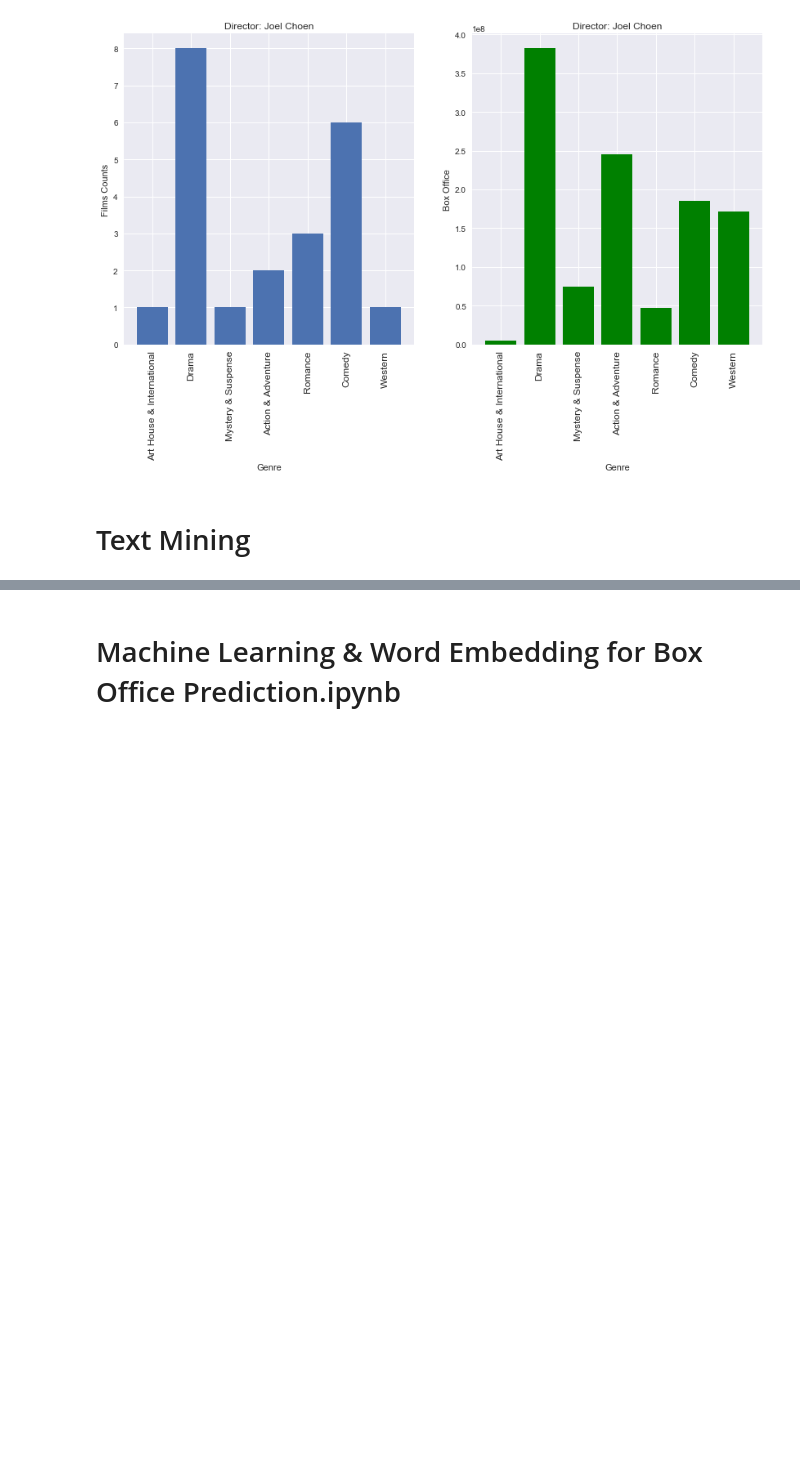
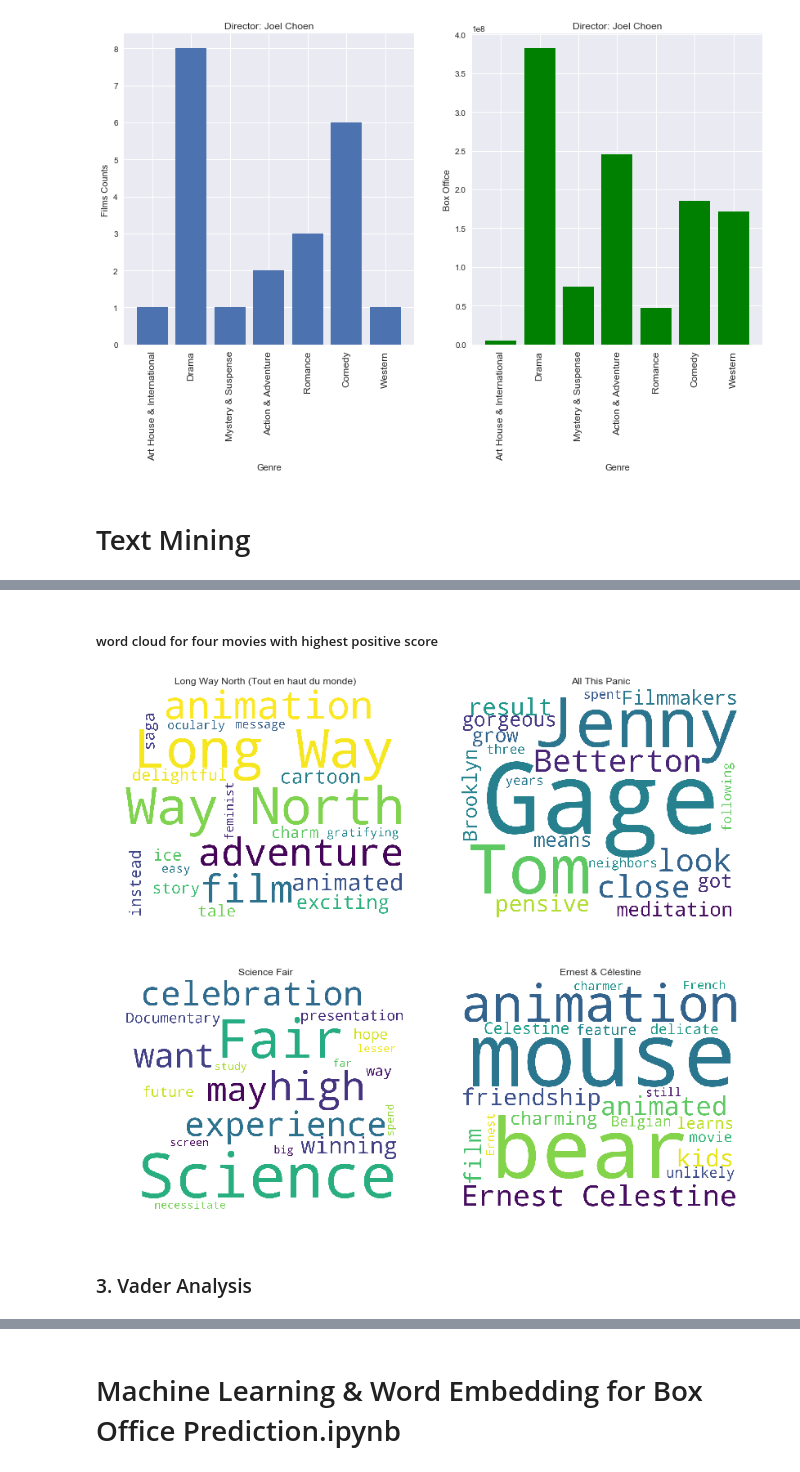
Before and after one commit to Joy-yuan/Rotten_Tomato_Project, a Jupyter notebook: Final_Project/Part II- Analysis+Visualization+Text_mining+Modelling.ipynb, the cells around one changed output, grey strips where cells are left out. Cells and saved outputs as stored; diff of their text form; code cells hidden in the pictures; blank space fills up the shorter version.

```diff
--- a/Final_Project/Part II- Analysis+Visualization+Text_mining+Modelling.ipynb
+++ b/Final_Project/Part II- Analysis+Visualization+Text_mining+Modelling.ipynb
@@ -239,0 +285,2 @@ plt.show()
+# %%
+data = pd.read_csv("all_reviews.csv",header=0)
@@ -239,0 +425,3 @@ plt.show()
+# %%
+df_pos_neg=pd.concat([data, df_sub], axis=1)
+df_pos_neg
@@ -239,0 +483,3 @@ plt.show()
+# %%
+df_comprehensive=pd.concat([df_pos_neg, df_comparative], axis=1)
+df_comprehensive
@@ -239,0 +507,9 @@ plt.show()
+# %%
+df_comprehensive["All_Pos"]=(df_comprehensive['Trust']+df_comprehensive['sub-Positive']+
+                             df_comprehensive['Joy']+ df_comprehensive['Anticipation']+
+                            df_comprehensive['Surprise'])
+df_comprehensive["All_Neg"]=(df_comprehensive['Fear']+df_comprehensive['sub-Negative']+
+                             df_comprehensive['Disgust']+ df_comprehensive['Sadness']+
+                            df_comprehensive['Anger'])
+df_comprehensive['Net']=df_comprehensive["All_Pos"]-df_comprehensive["All_Neg"]
+df_comprehensive.sort_values(by="Net",ascending=False)[['Movie_Name','Net']]
@@ -239,0 +535,36 @@ plt.show()
+# %% [markdown]
+##### word cloud for four movies with highest positive score
+# %%
+%matplotlib inline
+DELETE_WORDS = []
+def remove_words(text_string,DELETE_WORDS=DELETE_WORDS):
+    for word in DELETE_WORDS:
+        text_string = text_string.replace(word,' ')
+    return text_string
+
+MIN_LENGTH = 0
+def remove_short_words(text_string,min_length = MIN_LENGTH):
+    word_list = text_string.split()
+    for word in word_list:
+        if len(word) < min_length:
+            text_string = text_string.replace(' '+word+' ',' ',1)
+    return text_string
+
+
+COL_NUM = 2
+ROW_NUM = 2
+fig, axes = plt.subplots(ROW_NUM, COL_NUM, figsize=(12,12))
+dic={'0':268, '1':396, '2': 449,'3': 36}
+for i in dic.keys():
+    text_string = remove_words(rev[dic[i]])
+    text_string = remove_short_words(rev[dic[i]])
+    ax = axes[int(i)//2, int(i)%2]
+    ax.set_title(df_comprehensive['Movie_Name'][dic[i]])
+    wordcloud = WordCloud(stopwords=STOPWORDS,background_color='white',width=1200,height=1000,max_words=20).generate(text_string)
+    ax.imshow(wordcloud)
+    ax.axis('off')
+plt.show()
+# %% [output]
+[figure, added]
+# %% [markdown]
+### 3. Vader Analysis
```
Also changed, not shown: parts of 54 cells of this notebook.
